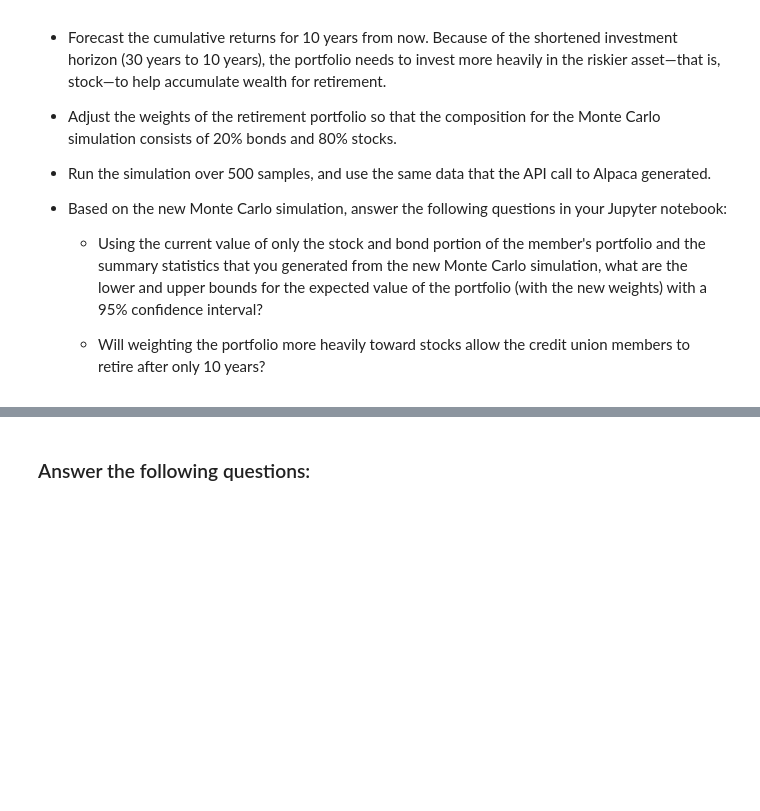
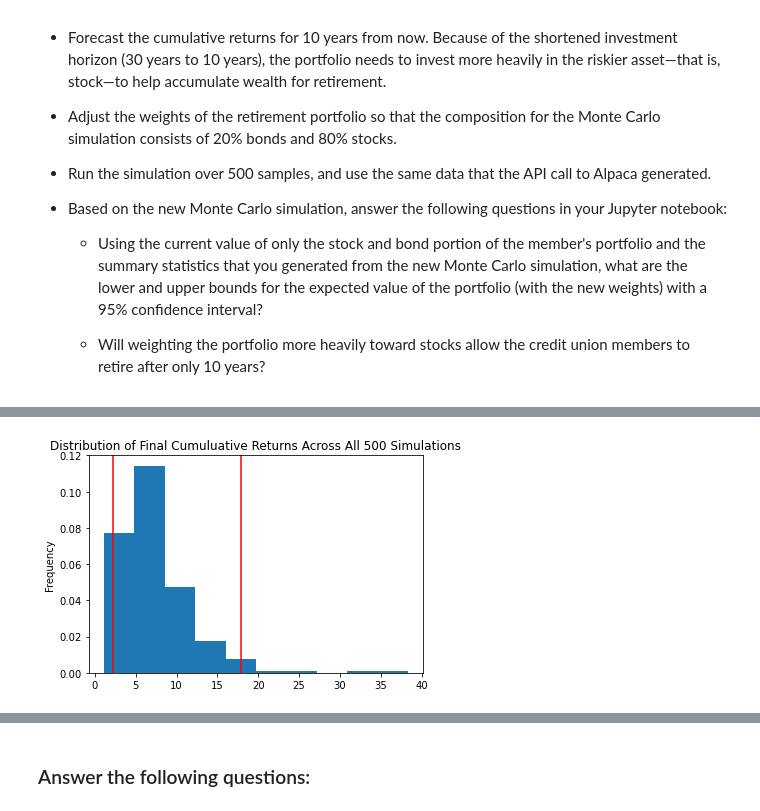
Before and after one commit to blandwhite/Challenge_5, a Jupyter notebook: Starter_Code/financial_planning_tools.ipynb, the cells around one changed output, grey strips where cells are left out. Saved outputs shown, nothing was run; the diff lists cells and outputs as text; code cells hidden in the pictures; blank space fills up the shorter version.

```diff
--- a/Starter_Code/financial_planning_tools.ipynb
+++ b/Starter_Code/financial_planning_tools.ipynb
@@ -508,7 +652,9 @@ For this new Monte Carlo simulation, do the following:
 # %%
 # Visualize the probability distribution of the 10-year Monte Carlo simulation
 # by plotting a histogram
-# YOUR CODE HERE
+MC_ten_year.plot_distribution();
+# %% [output]
+[figure, added]
 # %%
 # Generate summary statistics from the 10-year Monte Carlo simulation results
 # Save the results as a variable
```
Also changed, not shown: parts of 30 cells of this notebook.
